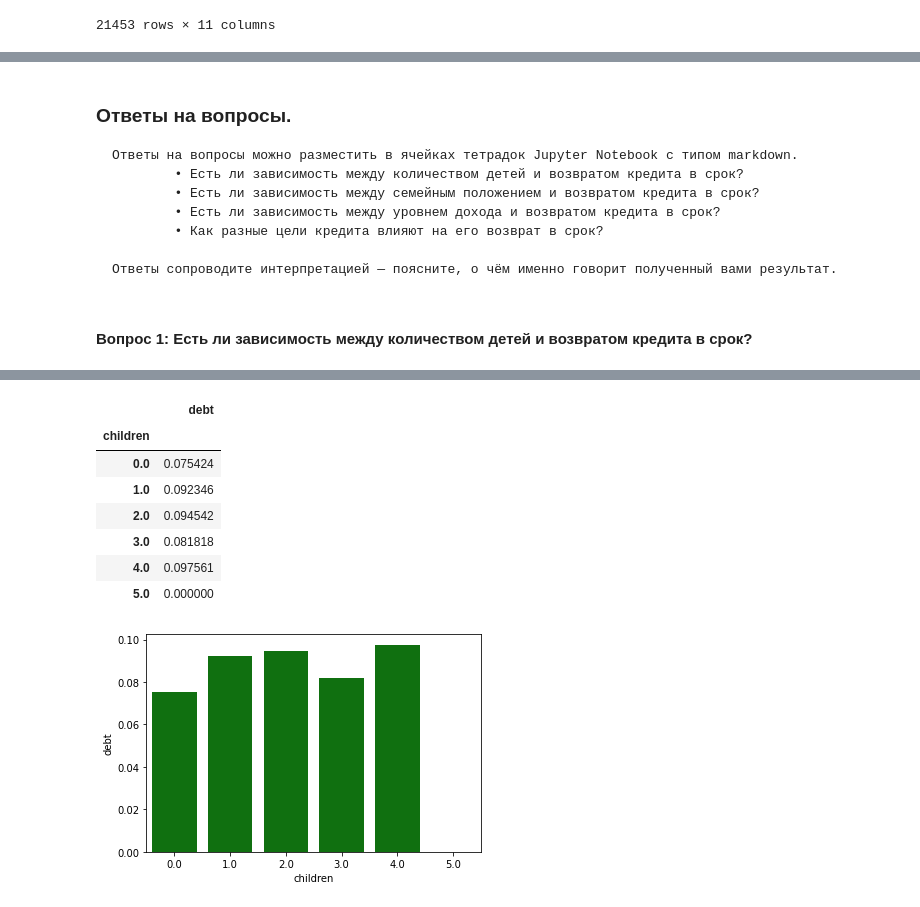
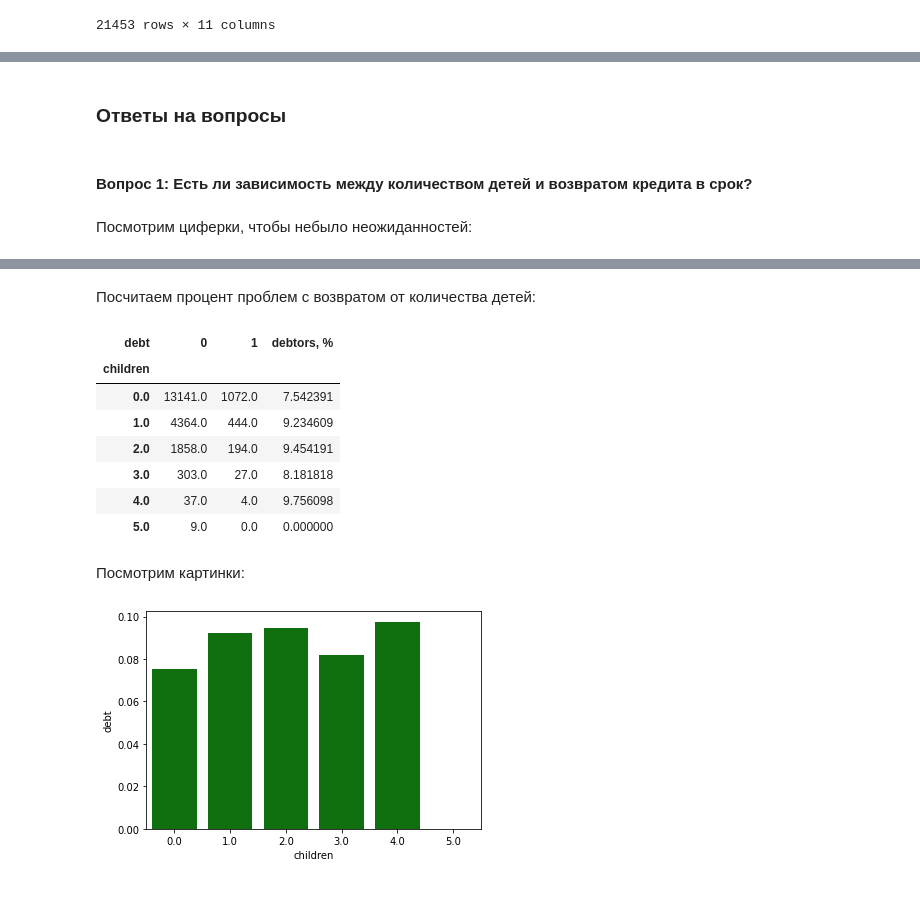
Before and after one commit to NistratovR/yap, a Jupyter notebook: 02_Исследование_надёжности_заёмщиков/2_Исследование_надёжности_заёмщиков.ipynb, the cells around one changed output, grey strips where cells are left out. Cells and saved outputs as stored; diff of their text form; code cells hidden in the pictures.

```diff
--- a/02_Исследование_надёжности_заёмщиков/2_Исследование_надёжности_заёмщиков.ipynb
+++ b/02_Исследование_надёжности_заёмщиков/2_Исследование_надёжности_заёмщиков.ipynb
@@ -195,16 +230,4 @@ Cтаж не заполнен на 10.10%
 # %%
-# Кто-то шифруется и не все о себе сообщает?
-# Интересно, что пропусков одинаковое количество. Должно быть источников ошибок =1шт.
-# Пропусков многовато, удалять строки нельзя, заменим на медианы:
-# Дозаполняем days_employed
-df['days_employed'] = df['days_employed'].fillna(df['days_employed'].median())
-
-# Дозаполняем total_income
-for income in df['income_type'].unique():
-    for edu in df['education'].unique():
-        median_value = df[(df['income_type'] == income) & (df['education'] == edu)]['total_income'].median()
-        df.loc[(df['income_type'] == income) & (df['education'] == edu), 'total_income'] = df.loc[(df['income_type'] == income) & (df['education'] == edu), 'total_income'].fillna(median_value)
-print('Проверка')
 print('Cтаж не заполнен на', '{0:.2%}'.format(1-(df['days_employed'].count() / df['children'].count())))
 print('Доход не заполнен на', '{0:.2%}'.format(1-(df['total_income'].count() / df['children'].count())))
 # %% [output]
@@ -704,13 +796,7 @@ Name: total_income_category, dtype: int64
 # %% [markdown]
-### Ответы на вопросы. <a class="anchor" id="Ответы_на_вопросы"></a>
-
-    Ответы на вопросы можно разместить в ячейках тетрадок Jupyter Notebook с типом markdown.
-            • Есть ли зависимость между количеством детей и возвратом кредита в срок?
-            • Есть ли зависимость между семейным положением и возвратом кредита в срок?
-            • Есть ли зависимость между уровнем дохода и возвратом кредита в срок?
-            • Как разные цели кредита влияют на его возврат в срок?
-
-    Ответы сопроводите интерпретацией — поясните, о чём именно говорит полученный вами результат.
+### Ответы на вопросы
 # %% [markdown]
-#### Вопрос 1: Есть ли зависимость между количеством детей и возвратом кредита в срок?<a class="anchor" id="Вопрос_1"></a>
+#### Вопрос 1: Есть ли зависимость между количеством детей и возвратом кредита в срок?
+# %% [markdown]
+Посмотрим циферки, чтобы небыло неожиданностей:
 # %%
@@ -730,17 +817,26 @@ debt
 0    19712
 1     1741
 Name: debt, dtype: int64
+# %% [markdown]
+Посчитаем процент проблем с возвратом от количества детей:
 # %%
-# Посчитаем возврат от количества детей:
-df_pivot_child = pd.pivot_table(df, index=['children'], values=['debt'])
-display(df_pivot_child)
+df_pivot_child = df.pivot_table(index='children',
+                                columns='debt',
+                                values='gender',
+                                aggfunc='count').sort_values(by='children',
+                                                             ascending = True)
+df_pivot_child['debtors, %'] = df_pivot_child[1] / (df_pivot_child[0] + df_pivot_child[1]) * 100
+df_pivot_child = df_pivot_child.fillna(0)
+df_pivot_child
 # %% [output]
-|  | debt |
-| children |  |
-| 0.0 | 0.075424 |
-| 1.0 | 0.092346 |
-| 2.0 | 0.094542 |
-| 3.0 | 0.081818 |
-| 4.0 | 0.097561 |
-| 5.0 | 0.000000 |
+| debt | 0 | 1 | debtors, % |
+| children |  |  |  |
+| 0.0 | 13141.0 | 1072.0 | 7.542391 |
+| 1.0 | 4364.0 | 444.0 | 9.234609 |
+| 2.0 | 1858.0 | 194.0 | 9.454191 |
+| 3.0 | 303.0 | 27.0 | 8.181818 |
+| 4.0 | 37.0 | 4.0 | 9.756098 |
+| 5.0 | 9.0 | 0.0 | 0.000000 |
+# %% [markdown]
+Посмотрим картинки:
 # %%
```
Also changed, not shown: parts of 141 cells of this notebook.
